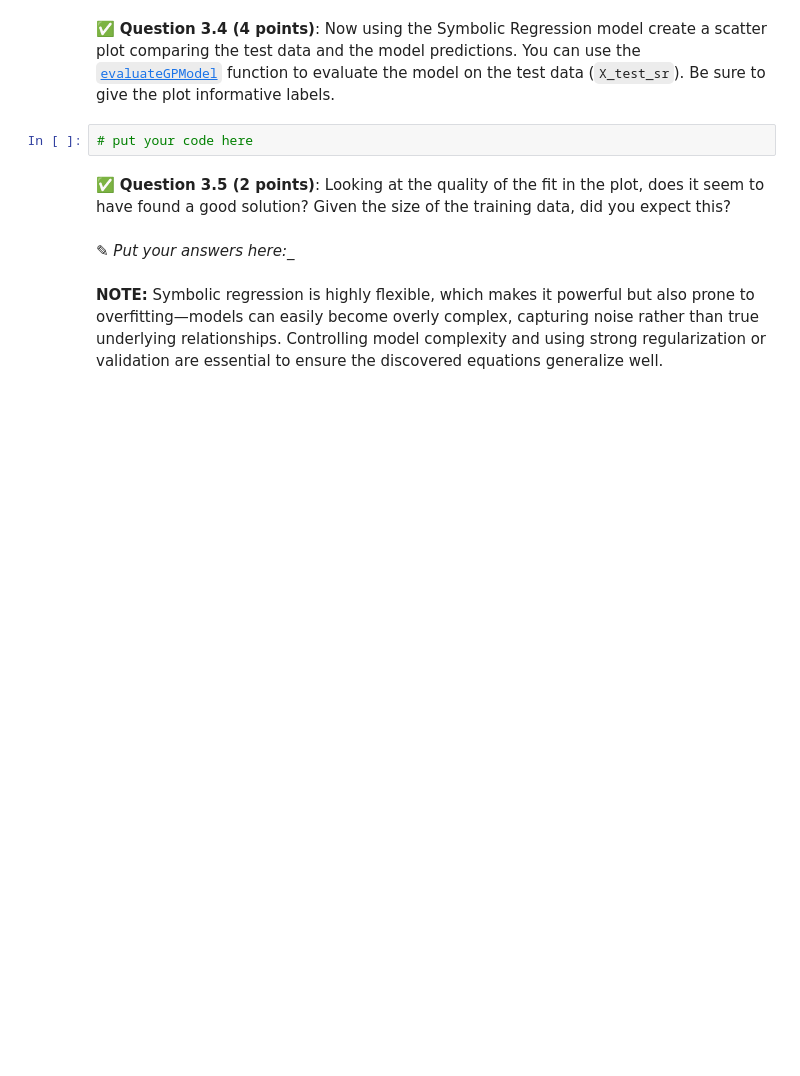
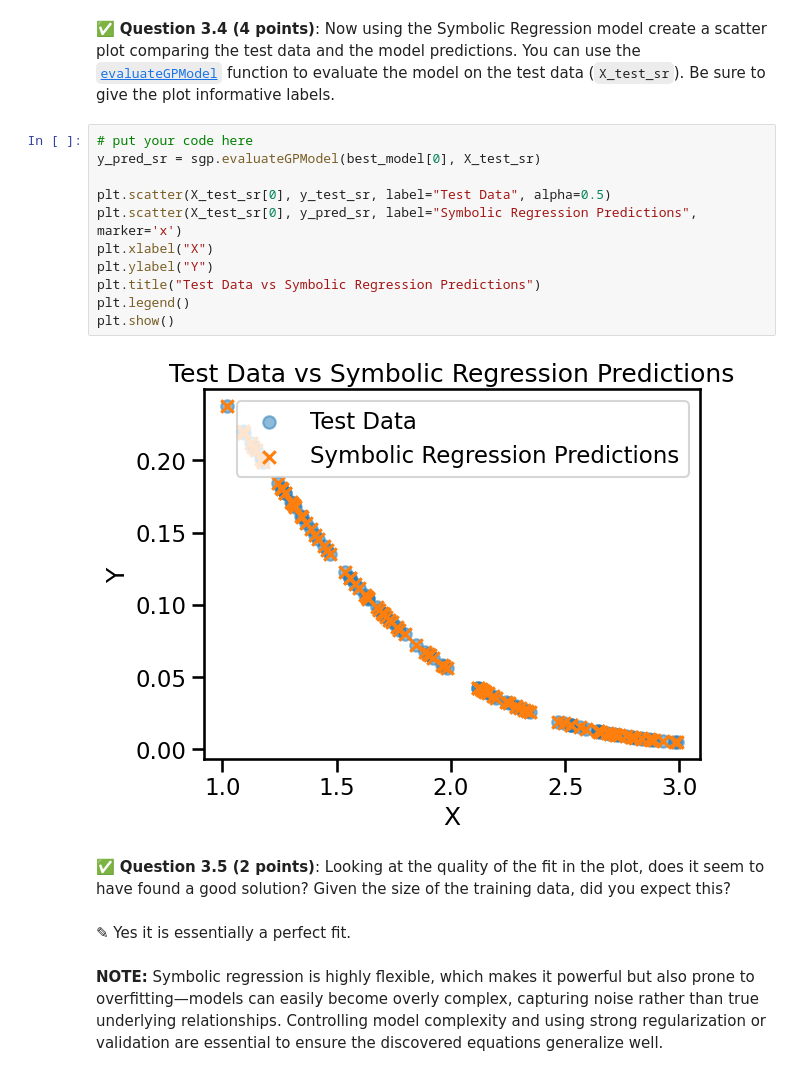
Before and after one commit to Nicolas0622/cmse202-s26-turnin, a Jupyter notebook: hw-03/HW-03_Regression-S26-STUDENT.ipynb, the cells around one changed output. Saved outputs shown, nothing was run; the diff lists cells and outputs as text; blank space fills up the shorter version.

```diff
--- a/hw-03/HW-03_Regression-S26-STUDENT.ipynb
+++ b/hw-03/HW-03_Regression-S26-STUDENT.ipynb
@@ -252,11 +265,22 @@ This will take about 1 minute to run.
 # %% [markdown]
 &#9989; **Question 3.4 (4 points)**: Now using the Symbolic Regression model create a scatter plot comparing the test data and the model predictions. You can use the [`evaluateGPModel`](https://hoolagans.github.io/StackGP-Documentation/Notebooks/EvaluateGPModel.html) function to evaluate the model on the test data (`X_test_sr`). Be sure to give the plot informative labels.
-# %%
-# put your code here
+# %%
+# put your code here
+y_pred_sr = sgp.evaluateGPModel(best_model[0], X_test_sr)
+
+plt.scatter(X_test_sr[0], y_test_sr, label="Test Data", alpha=0.5)
+plt.scatter(X_test_sr[0], y_pred_sr, label="Symbolic Regression Predictions", marker='x')
+plt.xlabel("X")
+plt.ylabel("Y")
+plt.title("Test Data vs Symbolic Regression Predictions")
+plt.legend()
+plt.show()
+# %% [output]
+[figure, added]
 # %% [markdown]
 &#9989; **Question 3.5 (2 points)**: Looking at the quality of the fit in the plot, does it seem to have found a good solution? Given the size of the training data, did you expect this?
 # %% [markdown]
-<font size=+3>&#9998;</font> _Put your answers here:__
+<font size=+3>&#9998;</font> Yes it is essentially a perfect fit.
 # %% [markdown]
 **NOTE:** Symbolic regression is highly flexible, which makes it powerful but also prone to overfitting—models can easily become overly complex, capturing noise rather than true underlying relationships. Controlling model complexity and using strong regularization or validation are essential to ensure the discovered equations generalize well.
 # %% [markdown]
```
Also changed, not shown: parts of 4 cells of this notebook.
